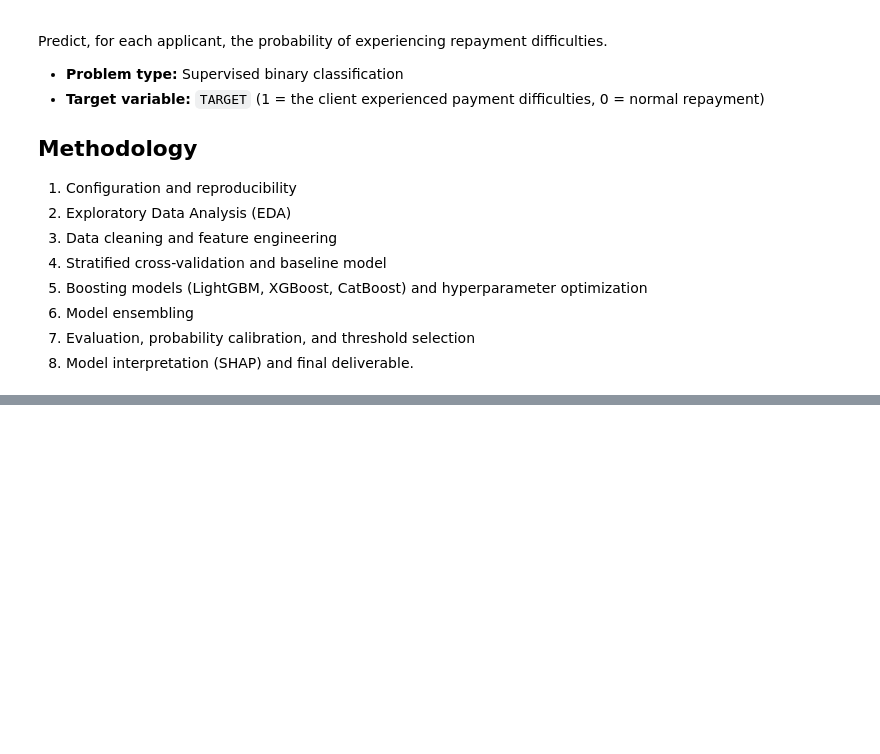
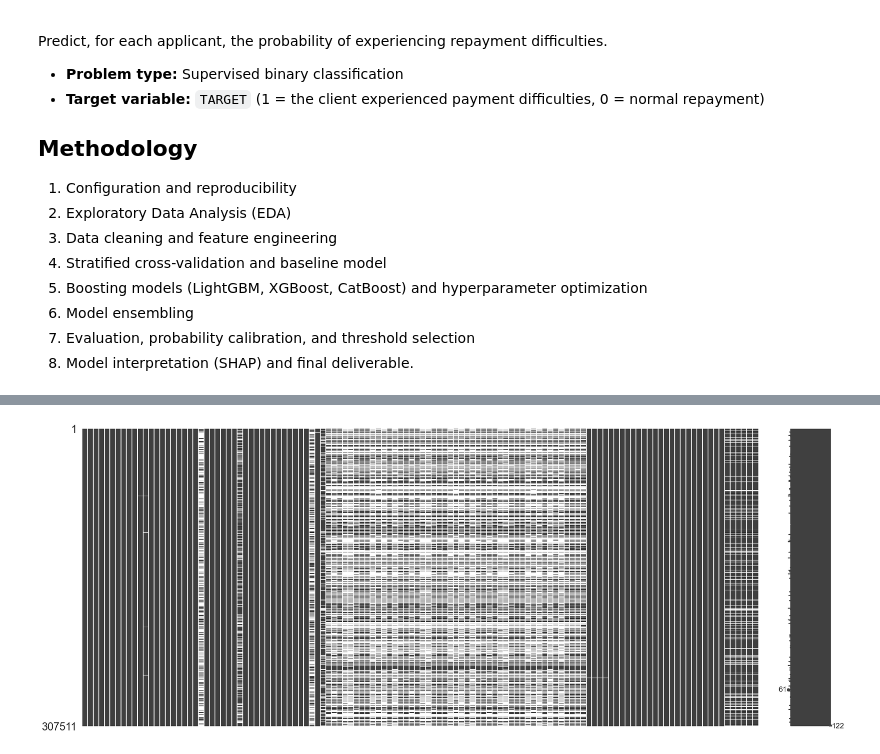
Before and after one commit to Anna21ATCHOU/Credit-Risk-Scoring, a Jupyter notebook: Notebooks/Home_credit_default_EDA.ipynb, the cells around one changed output, grey strips where cells are left out. Drawn from its saved outputs; the diff is of its cells as text; code cells hidden in the pictures; blank space fills up the shorter version.

Commit message:
Ajout de la config, du pipeline d'imputation et de l'analyse des valeurs aberrantes

```diff
--- a/Notebooks/Home_credit_default_EDA.ipynb
+++ b/Notebooks/Home_credit_default_EDA.ipynb
@@ -42,0 +45,32 @@ Predict, for each applicant, the probability of experiencing repayment difficult
+# %%
+import sys
+from pathlib import Path
+
+ROOT = Path.cwd().parent if Path.cwd().name.lower() == "notebooks" else Path.cwd()
+sys.path.insert(0, str(ROOT))
+
+import numpy as np
+import pandas as pd
+import matplotlib.pyplot as plt
+import seaborn as sns
+import missingno as msno
+import joblib
+from sklearn.base import BaseEstimator, TransformerMixin
+from sklearn.compose import ColumnTransformer, make_column_selector
+from sklearn.impute import SimpleImputer
+from sklearn.pipeline import Pipeline
+
+
+from src.config import CFG, SEED, TARGET, ID_COL, PATHS, set_seed, load_data, sanity_checks
+
+set_seed()
+sns.set_theme(style="whitegrid", context="notebook")
+plt.rcParams["figure.dpi"] = 110
+pd.set_option("display.max_columns", 200)
+pd.set_option("display.float_format", lambda x: f"{x:,.4f}")
+
+
+def save_fig(name):
+    plt.tight_layout()
+    plt.savefig(PATHS["figures"] / name, bbox_inches="tight")
+    plt.show()
@@ -42,0 +79,8 @@ Predict, for each applicant, the probability of experiencing repayment difficult
+# %%
+train, test = load_data()
+sanity_checks(train, test)
+
+print(f"Train : {train.shape[0]:,} lignes x {train.shape[1]} colonnes")
+print(f"Test  : {test.shape[0]:,} lignes x {test.shape[1]} colonnes")
+print("Colonnes du train absentes du test :", sorted(set(train.columns) - set(test.columns)))
+display(train.head())
@@ -42,0 +209,4 @@ Predict, for each applicant, the probability of experiencing repayment difficult
+# %%
+msno.matrix(train);
+# %% [output]
+[figure, added]
```
Also changed, not shown: parts of 18 cells of this notebook, 10 other files.
